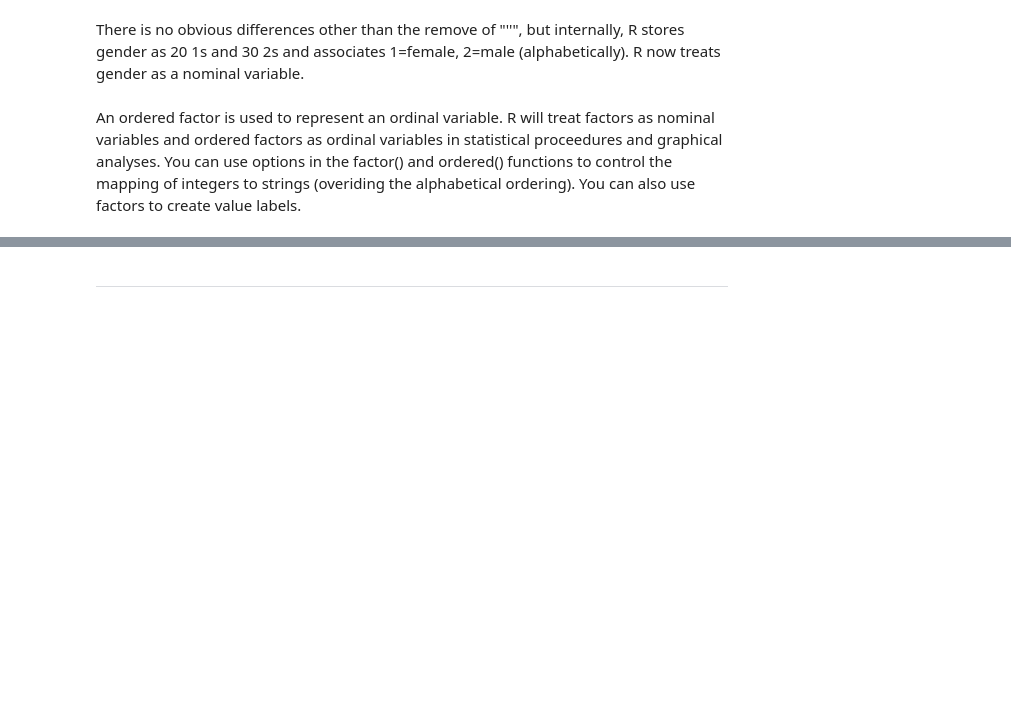
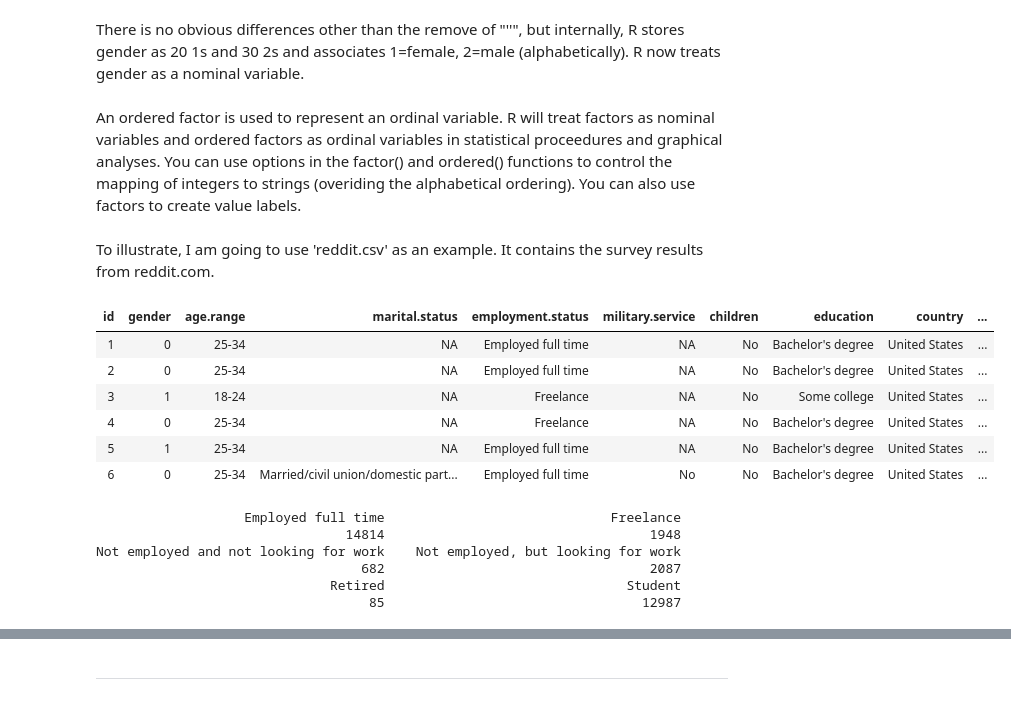
Before and after one commit to mukerong/Toolkit, a Jupyter notebook: R/R-Basics.ipynb, the cells around one changed output, grey strips where cells are left out. Drawn from its saved outputs; the diff is of its cells as text; code cells hidden in the pictures; blank space fills up the shorter version.

```diff
--- a/R/R-Basics.ipynb
+++ b/R/R-Basics.ipynb
@@ -439,3 +440,25 @@ Levels: female male
 There is no obvious differences other than the remove of "''", but internally, R stores gender as 20 1s and 30 2s and associates 1=female, 2=male (alphabetically). R now treats gender as a nominal variable.
 # %% [markdown]
 An ordered factor is used to represent an ordinal variable. R will treat factors as nominal variables and ordered factors as ordinal variables in statistical proceedures and graphical analyses. You can use options in the factor() and ordered() functions to control the mapping of integers to strings (overiding the alphabetical ordering). You can also use factors to create value labels.
+# %% [markdown]
+To illustrate, I am going to use 'reddit.csv' as an example. It contains the survey results from reddit.com.
+# %%
+reddit <- read.csv('reddit.csv')
+head(reddit)
+# %% [output]
+| id | gender | age.range | marital.status | employment.status | military.service | children | education | country | ... |
+| 1 | 0 | 25-34 | NA | Employed full time | NA | No | Bachelor's degree | United States | ... |
+| 2 | 0 | 25-34 | NA | Employed full time | NA | No | Bachelor's degree | United States | ... |
+| 3 | 1 | 18-24 | NA | Freelance | NA | No | Some college | United States | ... |
+| 4 | 0 | 25-34 | NA | Freelance | NA | No | Bachelor's degree | United States | ... |
+| 5 | 1 | 25-34 | NA | Employed full time | NA | No | Bachelor's degree | United States | ... |
+| 6 | 0 | 25-34 | Married/civil union/domestic part... | Employed full time | No | No | Bachelor's degree | United States | ... |
+# %%
+table(reddit$employment.status) # count each factors
+# %% [output]
+                   Employed full time                             Freelance
+                                14814                                  1948
+Not employed and not looking for work    Not employed, but looking for work
+                                  682                                  2087
+                              Retired                               Student
+                                   85                                 12987
```
Also changed, not shown: parts of 3 cells of this notebook.
